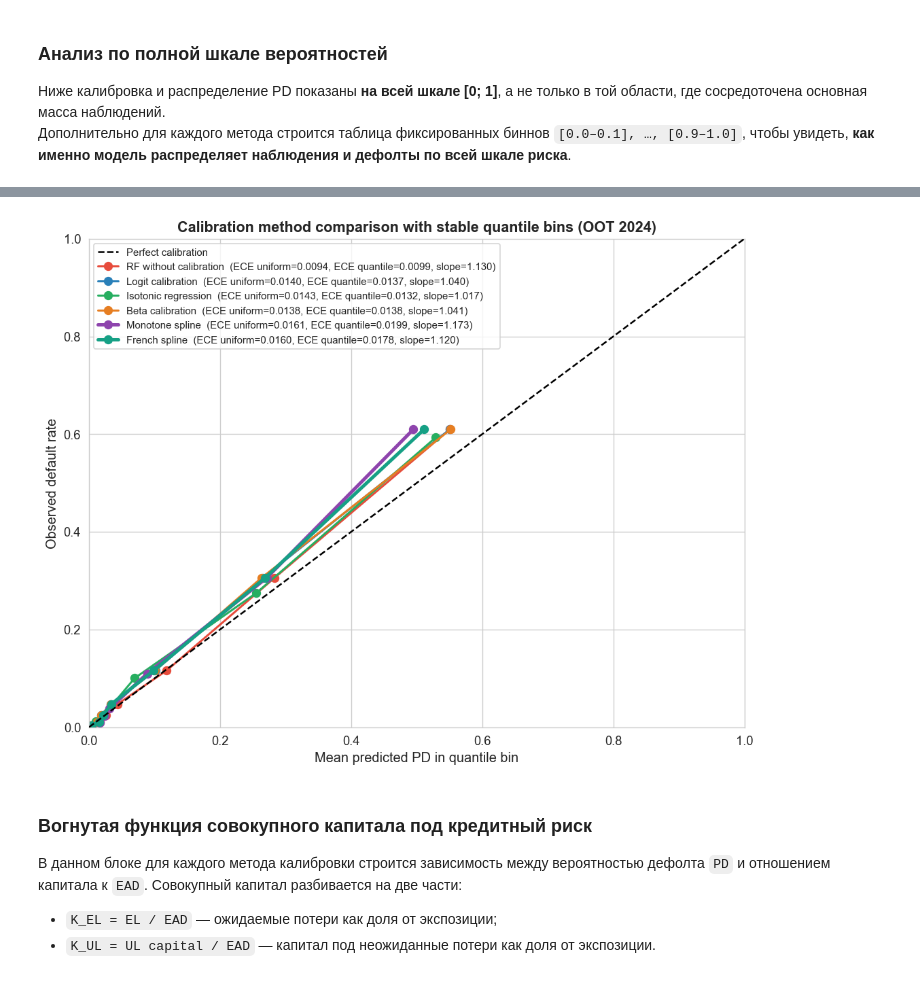
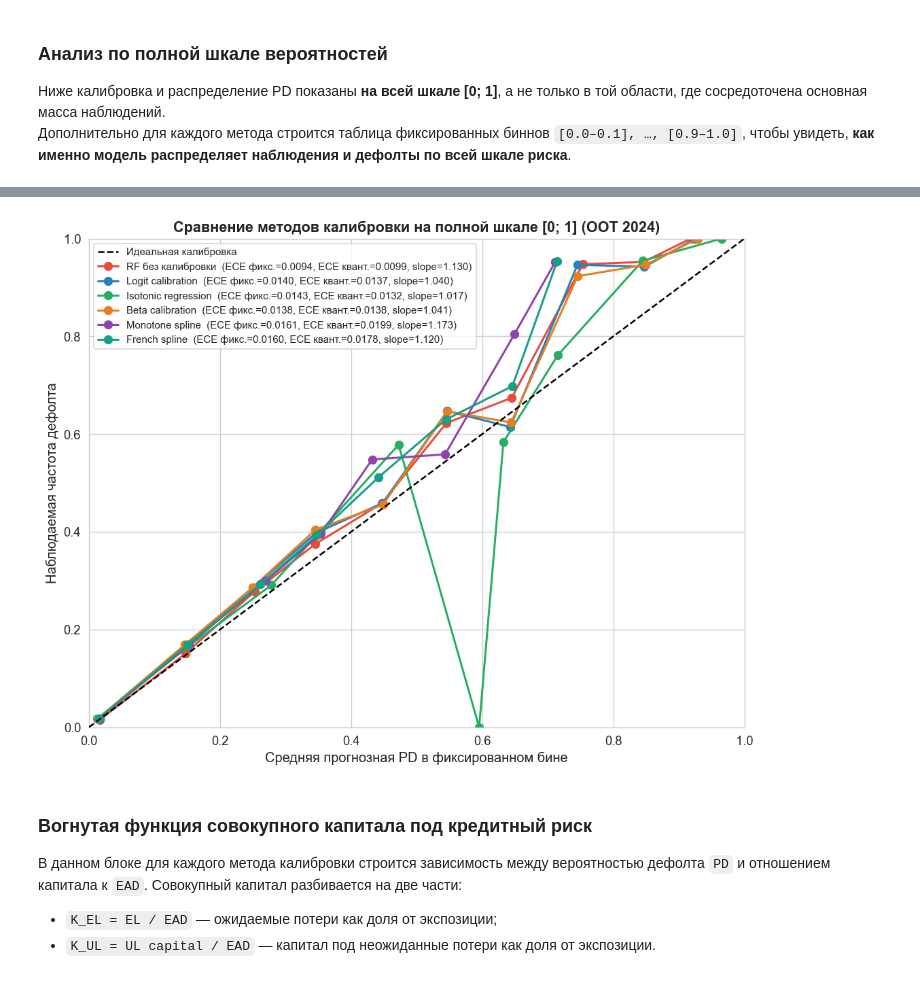
Before and after one commit to ddudenko275-boop/ColebrationTedo, a Jupyter notebook: notebooks/pd_calibration.ipynb, the cells around one changed output, grey strips where cells are left out. Saved outputs shown, nothing was run; the diff lists cells and outputs as text; code cells hidden in the pictures.

Commit message:
Revert "Stabilize reliability calibration plots"
This reverts commit 16468df554d23b898ee3c1b9e33687f447eaa132.

```diff
--- a/notebooks/pd_calibration.ipynb
+++ b/notebooks/pd_calibration.ipynb
@@ -2188,31 +2147,24 @@ RF without calibration
 # %%
 fig, ax = plt.subplots(figsize=(9, 7))
-ax.plot([0, 1], [0, 1], "k--", lw=1.5, label="Perfect calibration", zorder=5)
+ax.plot([0, 1], [0, 1], "k--", lw=1.5, label="Идеальная калибровка", zorder=5)
 
 for (name, probs), color in zip(all_methods.items(), COLORS):
-    curve_table = calibration_bin_table(
-        y_test.values,
-        probs,
-        n_bins=10,
-        strategy="quantile",
-        min_count=MIN_RELIABILITY_BIN_N,
-    )
-    plot_table = curve_table.loc[~curve_table["is_sparse"]].copy()
+    mean_pred, frac_pos = get_calibration_curve(y_test.values, probs, n_bins=10, strategy="uniform")
     m = summary_metrics(y_test.values, probs)
-    lw = 3.0 if "spline" in name.lower() else 1.8
-    label = f"{name}  (ECE uniform={m['ece_uniform']:.4f}, ECE quantile={m['ece_quantile']:.4f}, slope={m['cal_slope']:.3f})"
-    ax.plot(plot_table["avg_pd"], plot_table["default_rate"], "o-", color=color, lw=lw, ms=7, label=label)
+    lw = 3.0 if "сплайн" in name.lower() else 1.8
+    label = f"{name}  (ECE фикс.={m['ece_uniform']:.4f}, ECE квант.={m['ece_quantile']:.4f}, slope={m['cal_slope']:.3f})"
+    ax.plot(mean_pred, frac_pos, "o-", color=color, lw=lw, ms=7, label=label)
 
 ax.set_xlim(0, 1)
 ax.set_ylim(0, 1)
-ax.set_xlabel("Mean predicted PD in quantile bin", fontsize=12)
-ax.set_ylabel("Observed default rate", fontsize=12)
-ax.set_title("Calibration method comparison with stable quantile bins (OOT 2024)", fontsize=13, fontweight="bold")
+ax.set_xlabel("Средняя прогнозная PD в фиксированном бине", fontsize=12)
+ax.set_ylabel("Наблюдаемая частота дефолта", fontsize=12)
+ax.set_title("Сравнение методов калибровки на полной шкале [0; 1] (OOT 2024)", fontsize=13, fontweight="bold")
 ax.legend(loc="upper left", fontsize=9)
 plt.tight_layout()
 plt.show()
 # %% [output]
-[figure, old version]
+[figure, new version]
 # %% [markdown]
 ### Вогнутая функция совокупного капитала под кредитный риск
 
```
Also changed, not shown: parts of 4 cells of this notebook, 2 other files.
